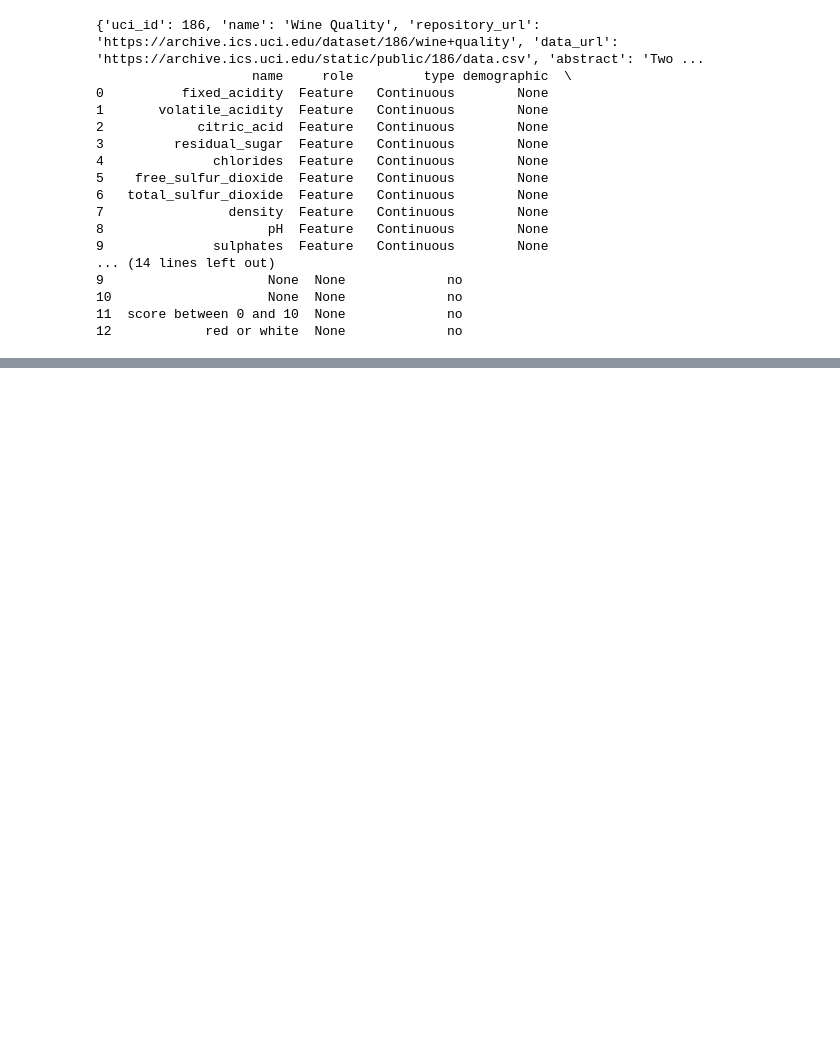
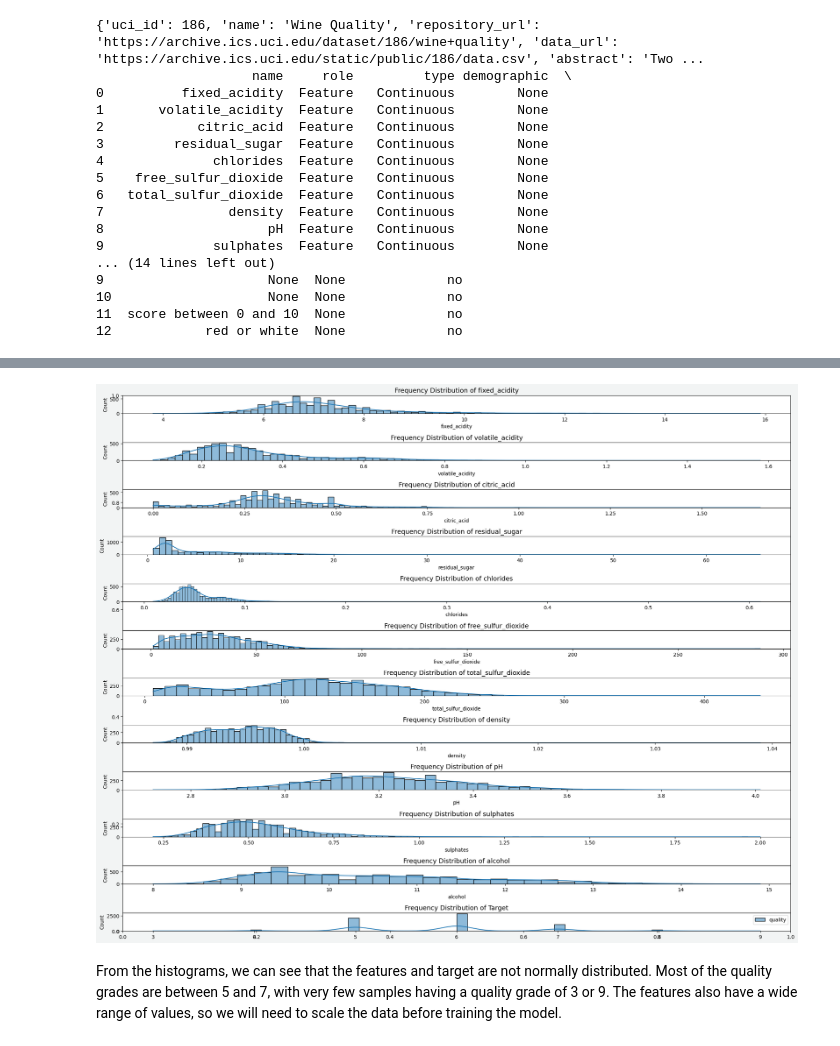
Before and after one commit to karolkadlubowski/MLWineClassifierComparision, a Jupyter notebook: notebooks/wine_notebook.ipynb, the cells around one changed output, grey strips where cells are left out. Saved outputs shown, nothing was run; the diff lists cells and outputs as text; code cells hidden in the pictures; blank space fills up the shorter version.

Commit message:
Business Understanding and Data Preparation stages ready, modelling phase started

```diff
--- a/notebooks/wine_notebook.ipynb
+++ b/notebooks/wine_notebook.ipynb
@@ -34,0 +100,23 @@ print(wine_quality.variables)
+# %%
+# Exploring the distribution of numeric columns using histograms
+fig, ax = plt.subplots(figsize=(20, 16), facecolor='#F2F4F4')
+fig.subplots_adjust(left=None, bottom=None, right=None, top=None, wspace=0.2, hspace=0.5)
+
+# Plotting histograms for features
+num_features = X.shape[1]
+for i in range(num_features):
+    plt.subplot(num_features + 1, 1, i + 1)
+    sns.histplot(x=X.iloc[:, i], kde=True)
+    plt.title(f'Frequency Distribution of {X.columns[i]}', fontsize=13)
+
+# Plotting histogram for target
+plt.subplot(num_features + 1, 1, num_features + 1)
+sns.histplot(y, kde=True)
+plt.title('Frequency Distribution of Target', fontsize=13)
+
+plt.tight_layout()
+plt.show()
+# %% [output]
+[figure, added]
+# %% [markdown]
+From the histograms, we can see that the features and target are not normally distributed. Most of the quality grades are between 5 and 7, with very few samples having a quality grade of 3 or 9. The features also have a wide range of values, so we will need to scale the data before training the model.
```
Also changed, not shown: parts of 14 cells of this notebook.
